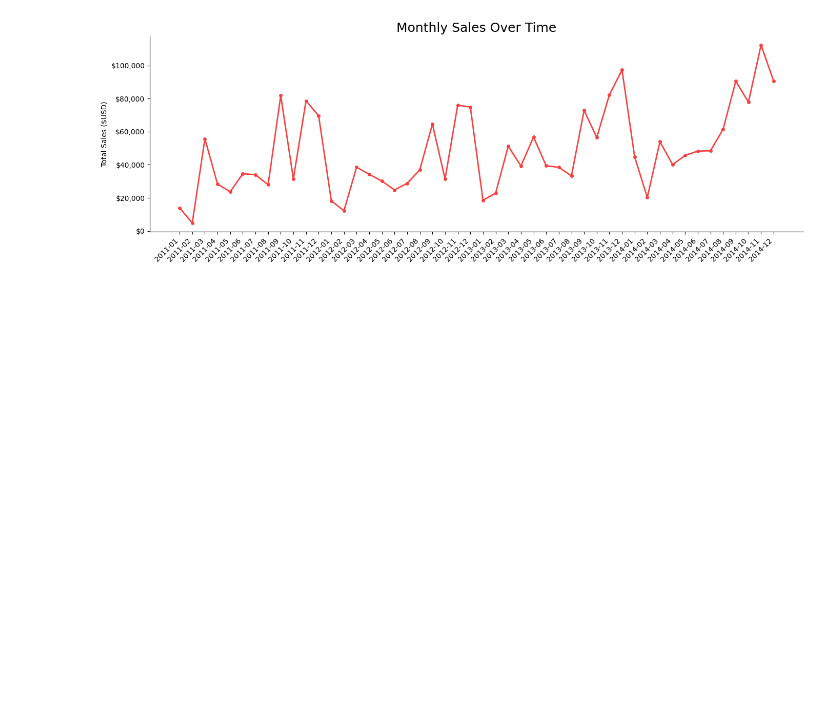
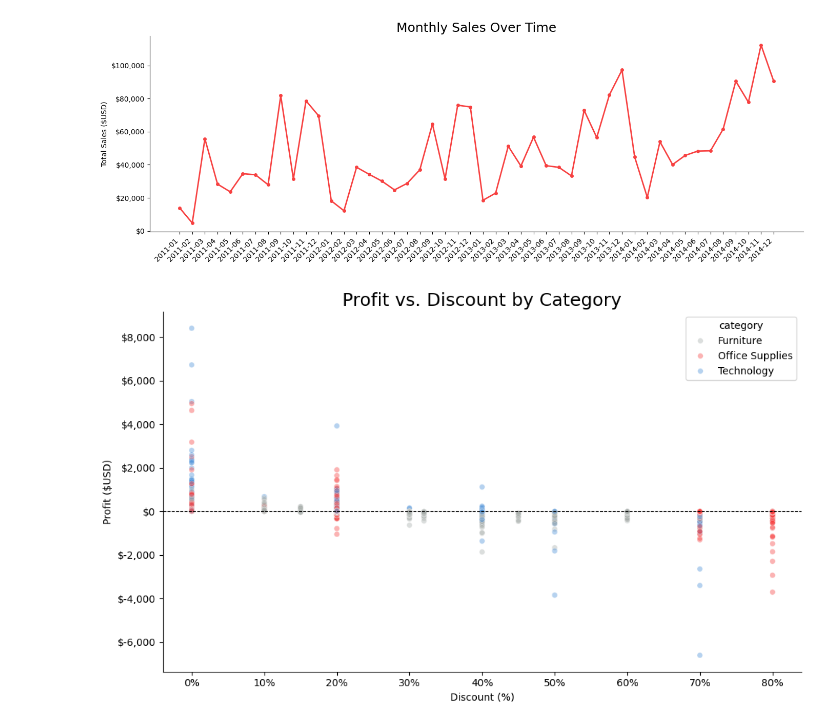
Before and after one commit to JonLar1/DataAnalysisModule3, a Jupyter notebook: Week4/notebooks/superstore_sales_workflow.ipynb, the cells around one changed output. Cells and saved outputs as stored; diff of their text form; code cells hidden in the pictures; blank space fills up the shorter version.

Commit message:
Updating visualization

```diff
--- a/Week4/notebooks/superstore_sales_workflow.ipynb
+++ b/Week4/notebooks/superstore_sales_workflow.ipynb
@@ -544,3 +544,40 @@ plt.tight_layout()
 plt.show()
 # %% [output]
 [figure]
+# %%
+# Profit vs. Discount scatter plot
+query_scatter = """
+SELECT
+    od.discount,
+    od.profit,
+    p.category
+FROM order_details od
+JOIN products p ON od.product_id = p.product_id;
+"""
+result_scatter = pd.read_sql(query_scatter, conn)
+result_scatter.columns = result_scatter.columns.str.lower()
+
+
+plt.figure(figsize=(10, 6))
+palette = {'Furniture': '#a7adaa', 'Office Supplies': '#f74141', 'Technology': '#4a90d9'}
+sns.scatterplot(
+    data=result_scatter,
+    x='discount',
+    y='profit',
+    hue='category',
+    palette=palette,
+    alpha=0.4,
+    s=30
+)
+plt.title('Profit vs. Discount by Category', fontsize=18)
+plt.xlabel('Discount (%)')
+plt.ylabel('Profit ($USD)')
+plt.axhline(0, color='black', linewidth=0.8, linestyle='--')
+ax = plt.gca()
+ax.xaxis.set_major_formatter(mticker.FuncFormatter(lambda x, _: f'{x*100:.0f}%'))
+ax.yaxis.set_major_formatter(mticker.FuncFormatter(lambda x, _: f'${x:,.0f}'))
+sns.despine()
+plt.tight_layout()
+plt.show()
+# %% [output]
+[figure, added]
```
Also changed, not shown: 1 other file.
